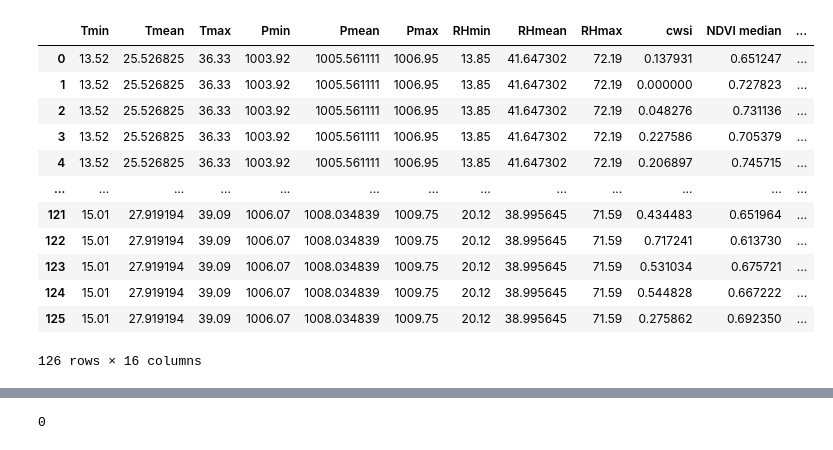
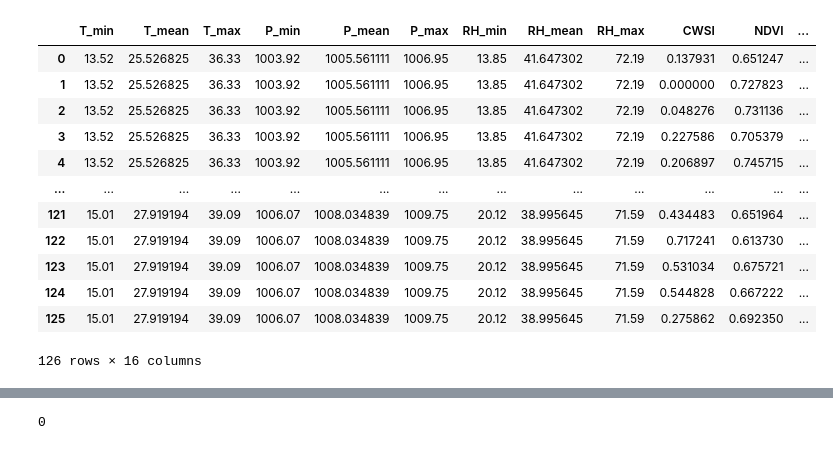
Before and after one commit to mehradmrt/P_Orchard_Data_Analysis, a Jupyter notebook: src_data_analysis/ML_algorithms_new.ipynb, the cells around one changed output, grey strips where cells are left out. Saved outputs shown, nothing was run; the diff lists cells and outputs as text; code cells hidden in the pictures.

```diff
--- a/src_data_analysis/ML_algorithms_new.ipynb
+++ b/src_data_analysis/ML_algorithms_new.ipynb
@@ -20,6 +20,7 @@ from scipy.stats import randint
 from sklearn.model_selection import StratifiedKFold, KFold
 # %%
 
+orchard = 'Pistachio'
 main = pd.read_json('../results_cleaned/mdf_all.json')
 main = main.dropna(how='any',axis=0)
 main.info()
@@ -45,6 +46,6 @@ Data columns (total 19 columns):
 dtypes: float64(16), int64(1), object(2)
 memory usage: 19.7+ KB
-|  | Tmin | Tmean | Tmax | Pmin | Pmean | Pmax | RHmin | RHmean | RHmax | cwsi | NDVI median | ... |
+|  | T_min | T_mean | T_max | P_min | P_mean | P_max | RH_min | RH_mean | RH_max | CWSI | NDVI | ... |
 | 0 | 13.52 | 25.526825 | 36.33 | 1003.92 | 1005.561111 | 1006.95 | 13.85 | 41.647302 | 72.19 | 0.137931 | 0.651247 | ... |
 | 1 | 13.52 | 25.526825 | 36.33 | 1003.92 | 1005.561111 | 1006.95 | 13.85 | 41.647302 | 72.19 | 0.000000 | 0.727823 | ... |
 | 2 | 13.52 | 25.526825 | 36.33 | 1003.92 | 1005.561111 | 1006.95 | 13.85 | 41.647302 | 72.19 | 0.048276 | 0.731136 | ... |
```
Also changed, not shown: parts of 24 cells of this notebook, 13 other files.
